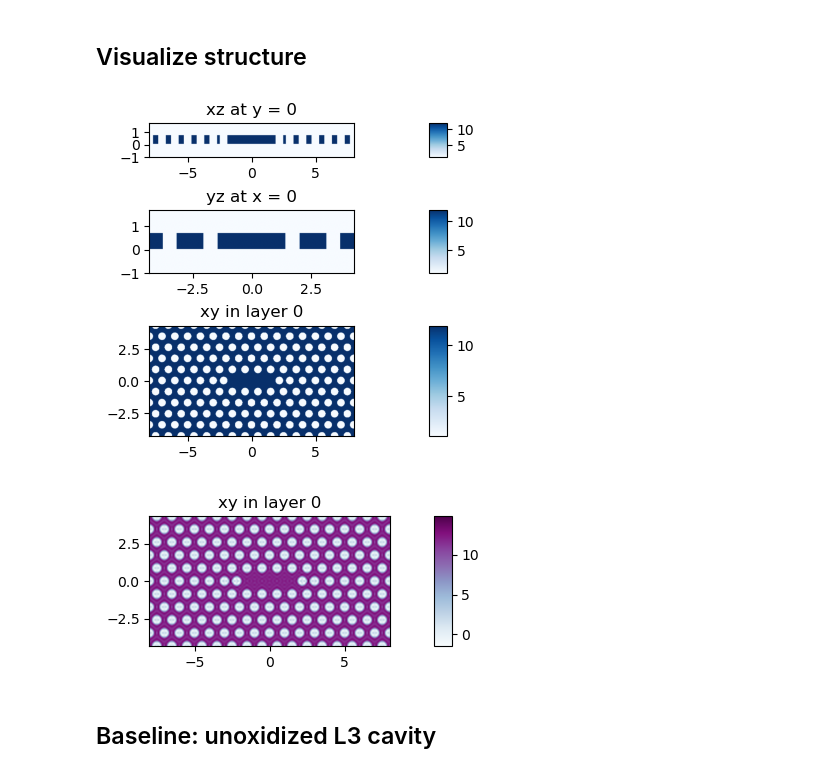
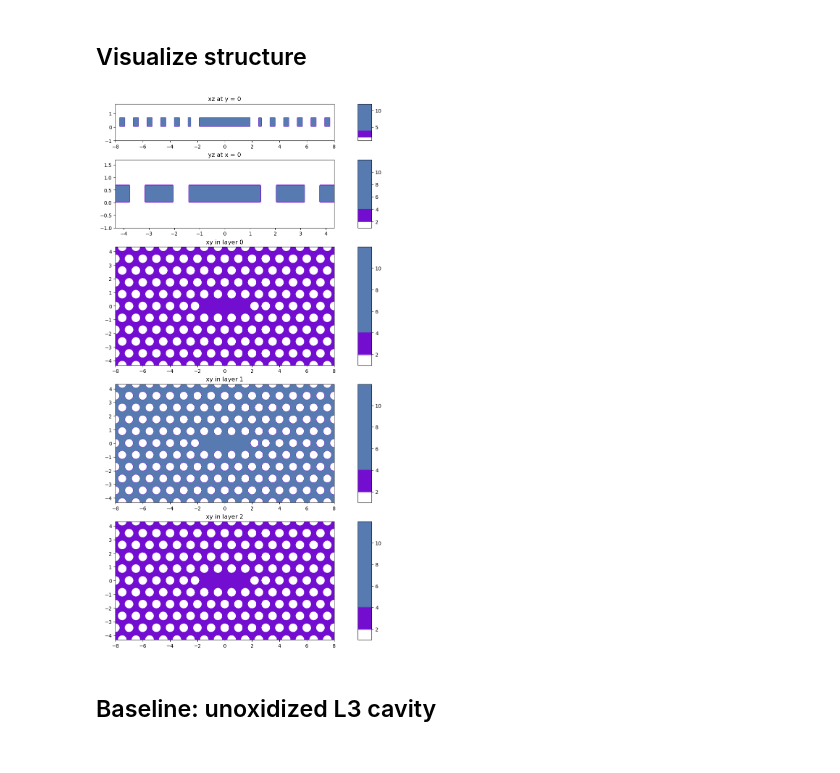
Before and after one commit to Luxchen77/legume-l3-cavity-sim, a Jupyter notebook: legume_L3_oxidized.ipynb, the cells around one changed output. Drawn from its saved outputs; the diff is of its cells as text; code cells hidden in the pictures.

```diff
--- a/legume_L3_oxidized.ipynb
+++ b/legume_L3_oxidized.ipynb
@@ -137,14 +176,26 @@ def cavity_oxidized(t_ox_nm):
 # %%
 # Visualize the oxidized cavity (t_ox = 5 nm)
 phc_viz = cavity_oxidized(5.0)
 gme_viz = legume.GuidedModeExp(phc_viz, gmax=2, truncate_g='tbt')
 
-legume.viz.structure(phc_viz, xz=True, yz=True, figsize=4, cmap='Blues',
-                     Nx=400, Ny=400, Nz=200)
-legume.viz.eps_ft(gme_viz, Nx=400, Ny=400, figsize=4, cbar=True, cmap='BuPu')
+# Discrete colormap: air=white, oxide=gold, GaAs=dark blue
+# eps values: air=1.0, oxide~2.96, GaAs~11.97
+# Normalized positions in [min_eps, max_eps] = [1, 12]: oxide at ~0.18
+import matplotlib.colors as mcolors
+cmap_discrete = mcolors.LinearSegmentedColormap.from_list('discrete_eps', [
+    (0.00, 'white'),     # air
+    (0.08, 'white'),
+    (0.09, "#730ed1"),   # oxide
+    (0.27, '#730ed1'),
+    (0.28, "#577bb1"),   # GaAs
+    (1.00, '#577bb1')
+])
+
+legume.viz.structure(phc_viz, xz=True, yz=True, figsize=8, cmap=cmap_discrete,
+                     Nx=800, Ny=500, Nz=100)
+#legume.viz.eps_ft(gme_viz, Nx=200, Ny=200, figsize=4, cbar=True, cmap='BuPu')
 # %% [output]
-[figure, old version]
+[figure, new version]
-[figure, removed]
 # %% [markdown]
 ## Baseline: unoxidized L3 cavity
 # %%
```
Also changed, not shown: parts of 22 cells of this notebook, 2 other files.
